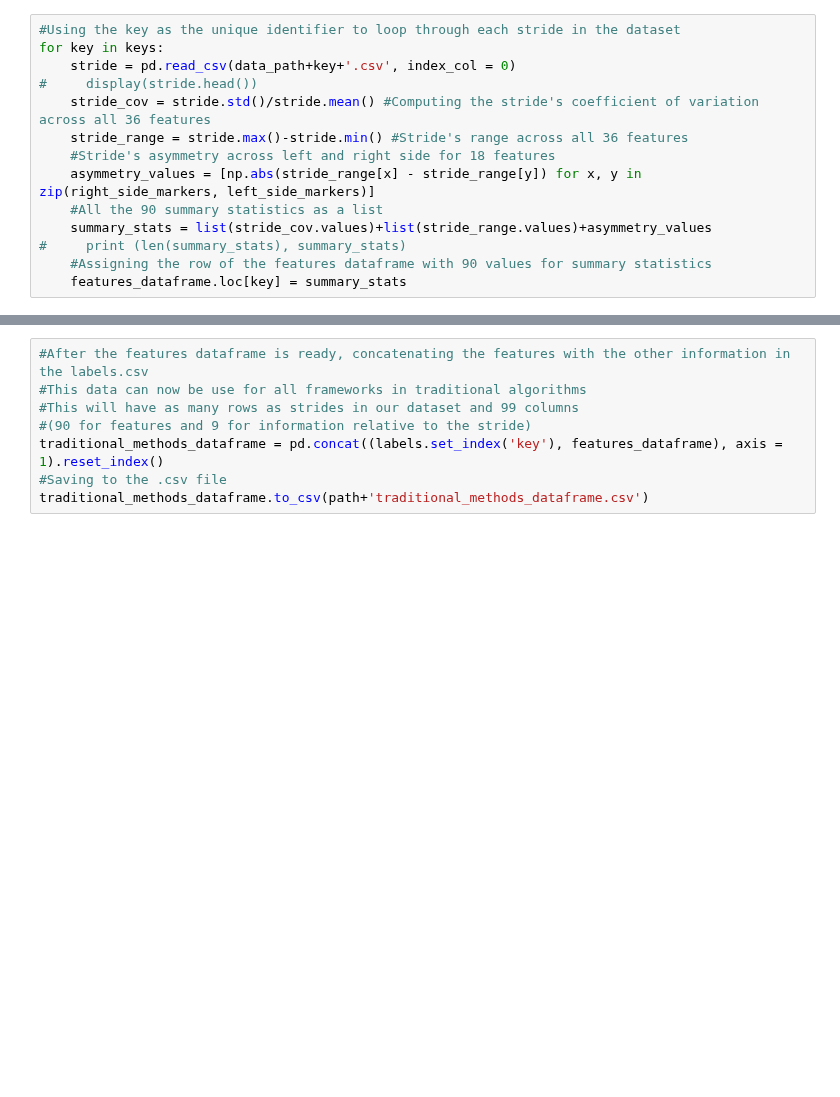
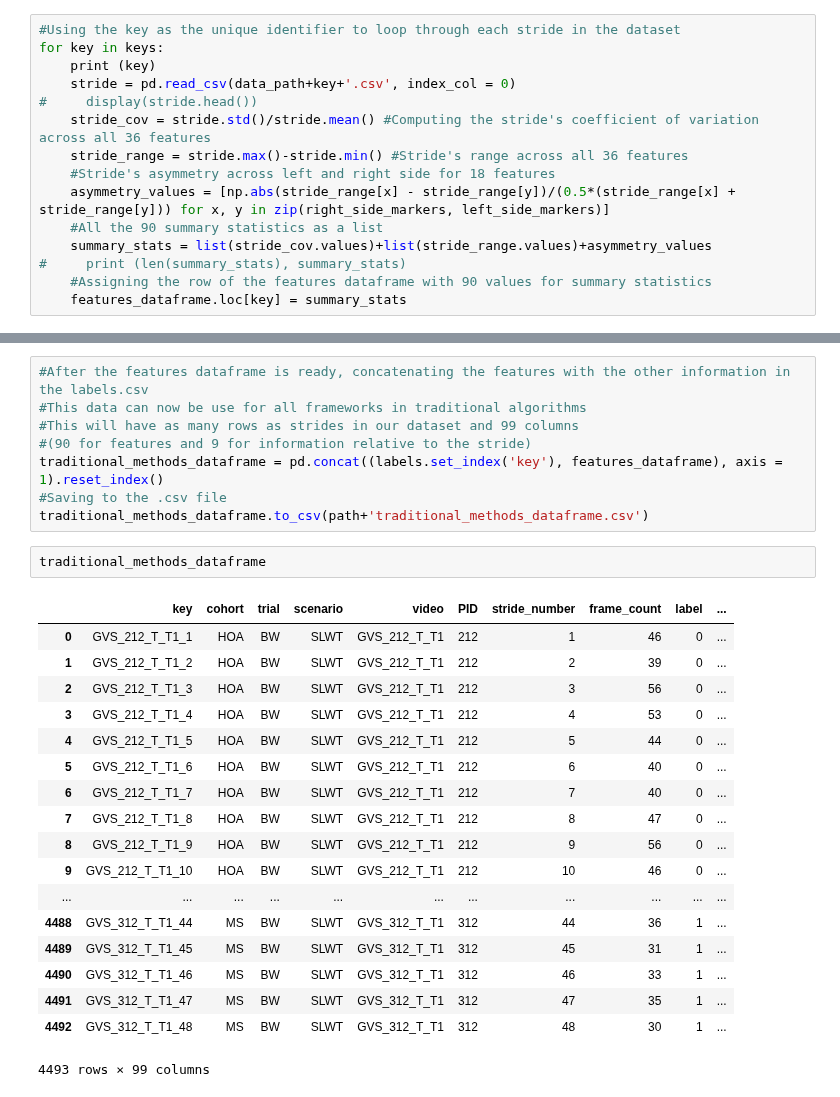
Before and after one commit to kaurrachneet6/Vision-Based-Gait-Analysis-Framework-for-Predicting-Multiple-Sclerosis, a Jupyter notebook: Machine Learning/SummaryStats.ipynb, the cells around one changed output, grey strips where cells are left out. Saved outputs shown, nothing was run; the diff lists cells and outputs as text; blank space fills up the shorter version.

```diff
--- a/Machine Learning/SummaryStats.ipynb
+++ b/Machine Learning/SummaryStats.ipynb
@@ -48,12 +48,13 @@ features_dataframe = pd.DataFrame(columns = feature_cols, index = keys)
 # %%
 #Using the key as the unique identifier to loop through each stride in the dataset
 for key in keys:
+    print (key)
     stride = pd.read_csv(data_path+key+'.csv', index_col = 0)
 #     display(stride.head())
     stride_cov = stride.std()/stride.mean() #Computing the stride's coefficient of variation across all 36 features
     stride_range = stride.max()-stride.min() #Stride's range across all 36 features
     #Stride's asymmetry across left and right side for 18 features
-    asymmetry_values = [np.abs(stride_range[x] - stride_range[y]) for x, y in zip(right_side_markers, left_side_markers)]
+    asymmetry_values = [np.abs(stride_range[x] - stride_range[y])/(0.5*(stride_range[x] + stride_range[y])) for x, y in zip(right_side_markers, left_side_markers)]
     #All the 90 summary statistics as a list
     summary_stats = list(stride_cov.values)+list(stride_range.values)+asymmetry_values
 #     print (len(summary_stats), summary_stats)
@@ -67,3 +86,24 @@ for key in keys:
 traditional_methods_dataframe = pd.concat((labels.set_index('key'), features_dataframe), axis = 1).reset_index()
 #Saving to the .csv file
 traditional_methods_dataframe.to_csv(path+'traditional_methods_dataframe.csv')
+# %%
+traditional_methods_dataframe
+# %% [output]
+|  | key | cohort | trial | scenario | video | PID | stride_number | frame_count | label | ... |
+| 0 | GVS_212_T_T1_1 | HOA | BW | SLWT | GVS_212_T_T1 | 212 | 1 | 46 | 0 | ... |
+| 1 | GVS_212_T_T1_2 | HOA | BW | SLWT | GVS_212_T_T1 | 212 | 2 | 39 | 0 | ... |
+| 2 | GVS_212_T_T1_3 | HOA | BW | SLWT | GVS_212_T_T1 | 212 | 3 | 56 | 0 | ... |
+| 3 | GVS_212_T_T1_4 | HOA | BW | SLWT | GVS_212_T_T1 | 212 | 4 | 53 | 0 | ... |
+| 4 | GVS_212_T_T1_5 | HOA | BW | SLWT | GVS_212_T_T1 | 212 | 5 | 44 | 0 | ... |
+| 5 | GVS_212_T_T1_6 | HOA | BW | SLWT | GVS_212_T_T1 | 212 | 6 | 40 | 0 | ... |
+| 6 | GVS_212_T_T1_7 | HOA | BW | SLWT | GVS_212_T_T1 | 212 | 7 | 40 | 0 | ... |
+| 7 | GVS_212_T_T1_8 | HOA | BW | SLWT | GVS_212_T_T1 | 212 | 8 | 47 | 0 | ... |
+| 8 | GVS_212_T_T1_9 | HOA | BW | SLWT | GVS_212_T_T1 | 212 | 9 | 56 | 0 | ... |
+| 9 | GVS_212_T_T1_10 | HOA | BW | SLWT | GVS_212_T_T1 | 212 | 10 | 46 | 0 | ... |
+| ... | ... | ... | ... | ... | ... | ... | ... | ... | ... | ... |
+| 4488 | GVS_312_T_T1_44 | MS | BW | SLWT | GVS_312_T_T1 | 312 | 44 | 36 | 1 | ... |
+| 4489 | GVS_312_T_T1_45 | MS | BW | SLWT | GVS_312_T_T1 | 312 | 45 | 31 | 1 | ... |
+| 4490 | GVS_312_T_T1_46 | MS | BW | SLWT | GVS_312_T_T1 | 312 | 46 | 33 | 1 | ... |
+| 4491 | GVS_312_T_T1_47 | MS | BW | SLWT | GVS_312_T_T1 | 312 | 47 | 35 | 1 | ... |
+| 4492 | GVS_312_T_T1_48 | MS | BW | SLWT | GVS_312_T_T1 | 312 | 48 | 30 | 1 | ... |
+4493 rows × 99 columns
```
Also changed, not shown: parts of 1 cell of this notebook.
